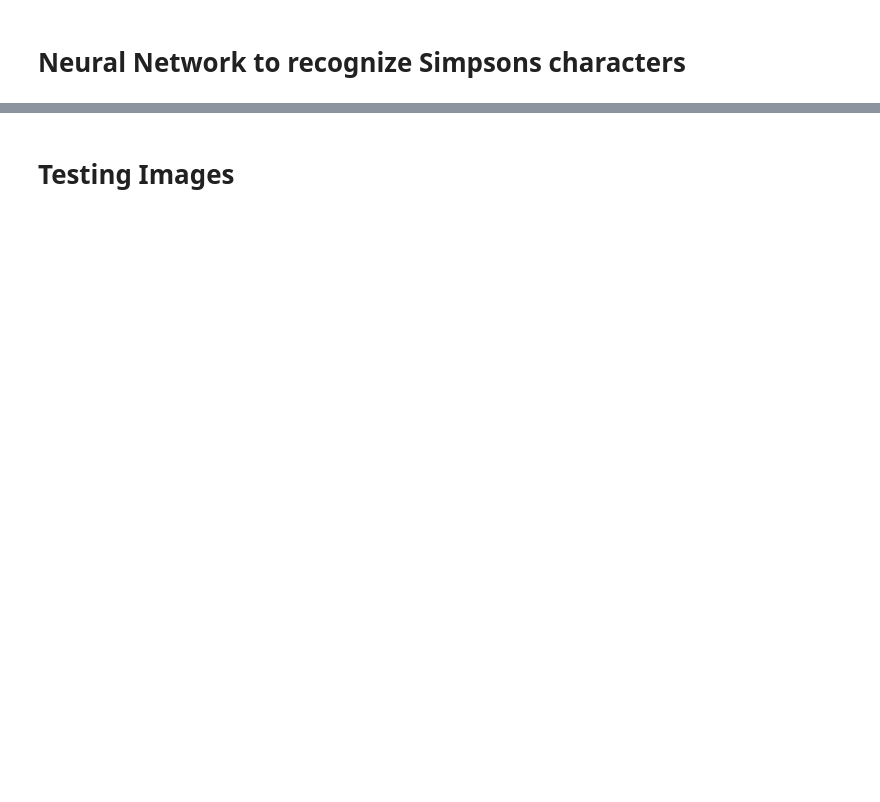
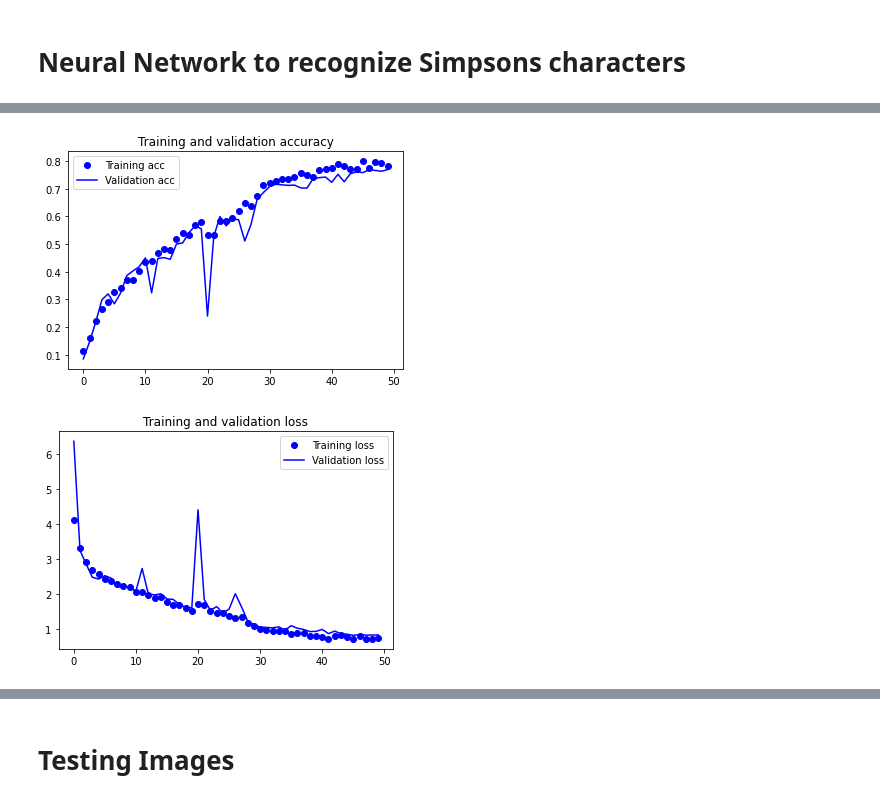
Before and after one commit to tkotsakis/deeplearning, a Jupyter notebook: Simpsons_CNN.ipynb, the cells around one changed output, grey strips where cells are left out. Saved outputs shown, nothing was run; the diff lists cells and outputs as text; code cells hidden in the pictures; blank space fills up the shorter version.

```diff
--- a/Simpsons_CNN.ipynb
+++ b/Simpsons_CNN.ipynb
@@ -147,5 +205,6 @@ print("Number of classes: ",num_classes)
 # %%
-#Prepare our model - New one working
+#After many tries, what is the best layering setup,I concluded with the following model.
+#Prepare our model
 
 from keras.layers import BatchNormalization
 
@@ -197,6 +256,6 @@ model.add(Dense(256, activation='relu'))
 model.add(BatchNormalization())
 model.add(Dropout(0.5))
 
-model.add(Dense(47, activation='sigmoid'))
+model.add(Dense(num_classes, activation='sigmoid'))
 # %%
 model.summary()
@@ -307,26 +408,29 @@ model.save('simpsons_model.h5')
 # %%
 import matplotlib.pyplot as plt
 
 acc = history.history['accuracy']
-#val_acc = history.history['val_acc']
+val_acc = history.history['val_accuracy']
 loss = history.history['loss']
 val_loss = history.history['val_loss']
 
 epochs = range(len(acc))
 
 plt.plot(epochs, acc, 'bo', label='Training acc')
-#plt.plot(epochs, val_acc, 'b', label='Validation acc')
+plt.plot(epochs, val_acc, 'b', label='Validation acc')
 plt.title('Training and validation accuracy')
 plt.legend()
 
 plt.figure()
 
 plt.plot(epochs, loss, 'bo', label='Training loss')
 plt.plot(epochs, val_loss, 'b', label='Validation loss')
 plt.title('Training and validation loss')
 plt.legend()
 
 plt.show()
+# %% [output]
+[figure, added]
+[figure, added]
 # %%
 # This is module with image preprocessing utilities
 from keras.preprocessing import image
```
Also changed, not shown: parts of 67 cells of this notebook.
